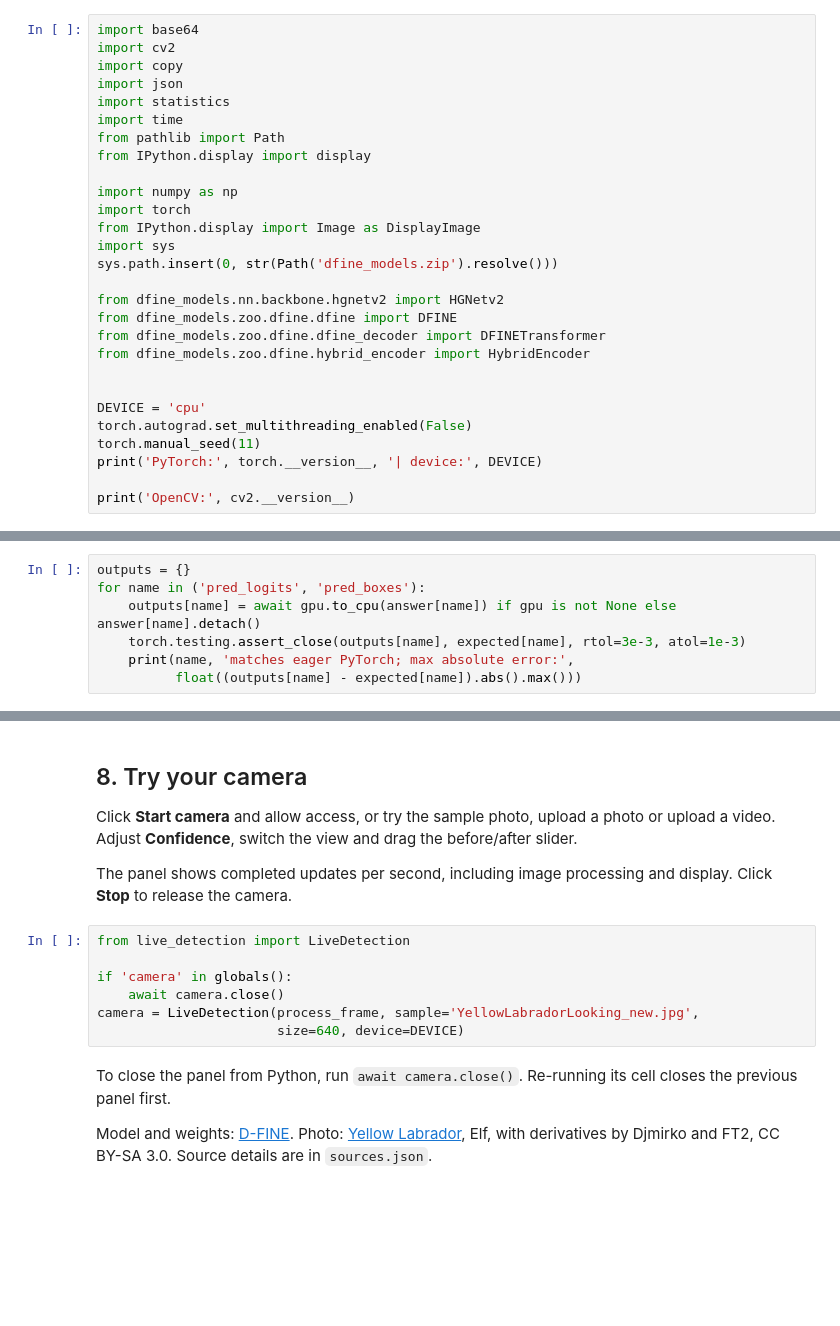
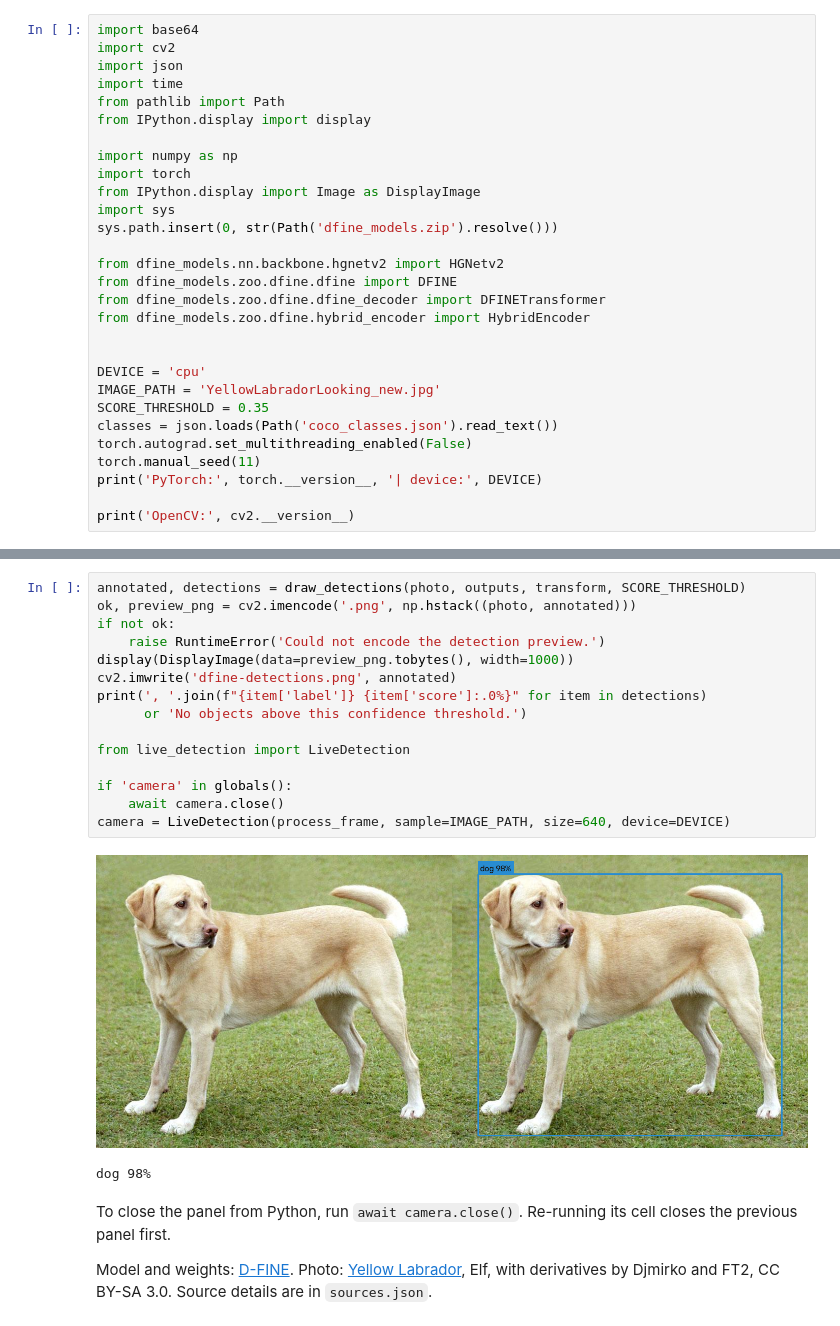
Before and after one commit to Anutosh21/dfine, a Jupyter notebook: content/live-dfine-cpu.ipynb, the cells around one changed output, grey strips where cells are left out. Cells and saved outputs as stored; diff of their text form; blank space fills up the shorter version.

```diff
--- a/content/live-dfine-cpu.ipynb
+++ b/content/live-dfine-cpu.ipynb
@@ -9,9 +15,7 @@ Choose CPU or WebGPU with `DEVICE` and run the cells from top to bottom in a fre
 # %%
 import base64
 import cv2
-import copy
 import json
-import statistics
 import time
 from pathlib import Path
 from IPython.display import display
@@ -29,6 +33,9 @@ from dfine_models.zoo.dfine.hybrid_encoder import HybridEncoder
 
 
 DEVICE = 'cpu'
+IMAGE_PATH = 'YellowLabradorLooking_new.jpg'
+SCORE_THRESHOLD = 0.35
+classes = json.loads(Path('coco_classes.json').read_text())
 torch.autograd.set_multithreading_enabled(False)
 torch.manual_seed(11)
 print('PyTorch:', torch.__version__, '| device:', DEVICE)
@@ -136,7 +137,0 @@ print(f'Cold first call: {cold_seconds:.3f} s')
-# %%
-outputs = {}
-for name in ('pred_logits', 'pred_boxes'):
-    outputs[name] = await gpu.to_cpu(answer[name]) if gpu is not None else answer[name].detach()
-    torch.testing.assert_close(outputs[name], expected[name], rtol=3e-3, atol=1e-3)
-    print(name, 'matches eager PyTorch; max absolute error:',
-          float((outputs[name] - expected[name]).abs().max()))
@@ -273,19 +220,24 @@ async def process_frame(jpeg, threshold):
                    encode_ms=1000 * (finished - postprocessed_at),
                    python_total_ms=1000 * (finished - started))
     return dict(png=png, threshold=threshold, detections=detections, timings=timings)
-# %% [markdown]
-## 8. Try your camera
-
-Click **Start camera** and allow access, or try the sample photo, upload a photo or upload a video. Adjust **Confidence**, switch the view and drag the before/after slider.
-
-The panel shows completed updates per second, including image processing and display. Click **Stop** to release the camera.
-# %%
-from live_detection import LiveDetection
-
-if 'camera' in globals():
-    await camera.close()
-camera = LiveDetection(process_frame, sample='YellowLabradorLooking_new.jpg',
-                       size=640, device=DEVICE)
+# %%
+annotated, detections = draw_detections(photo, outputs, transform, SCORE_THRESHOLD)
+ok, preview_png = cv2.imencode('.png', np.hstack((photo, annotated)))
+if not ok:
+    raise RuntimeError('Could not encode the detection preview.')
+display(DisplayImage(data=preview_png.tobytes(), width=1000))
+cv2.imwrite('dfine-detections.png', annotated)
+print(', '.join(f"{item['label']} {item['score']:.0%}" for item in detections)
+      or 'No objects above this confidence threshold.')
+
+from live_detection import LiveDetection
+
+if 'camera' in globals():
+    await camera.close()
+camera = LiveDetection(process_frame, sample=IMAGE_PATH, size=640, device=DEVICE)
+# %% [output]
+[figure, added]
+dog 98%
 # %% [markdown]
 To close the panel from Python, run `await camera.close()`. Re-running its cell closes the previous panel first.
 
```
Also changed, not shown: parts of 19 cells of this notebook, 4 other files.
